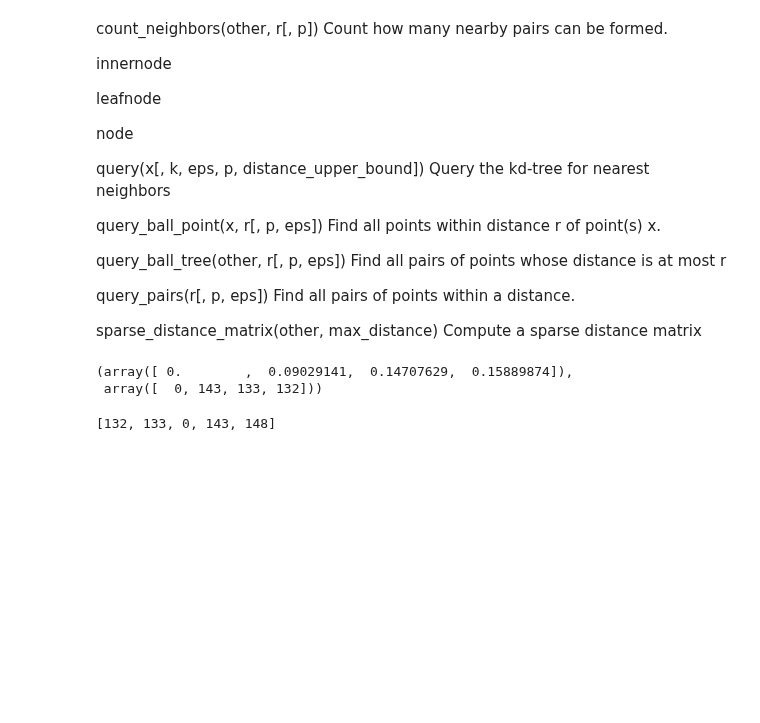
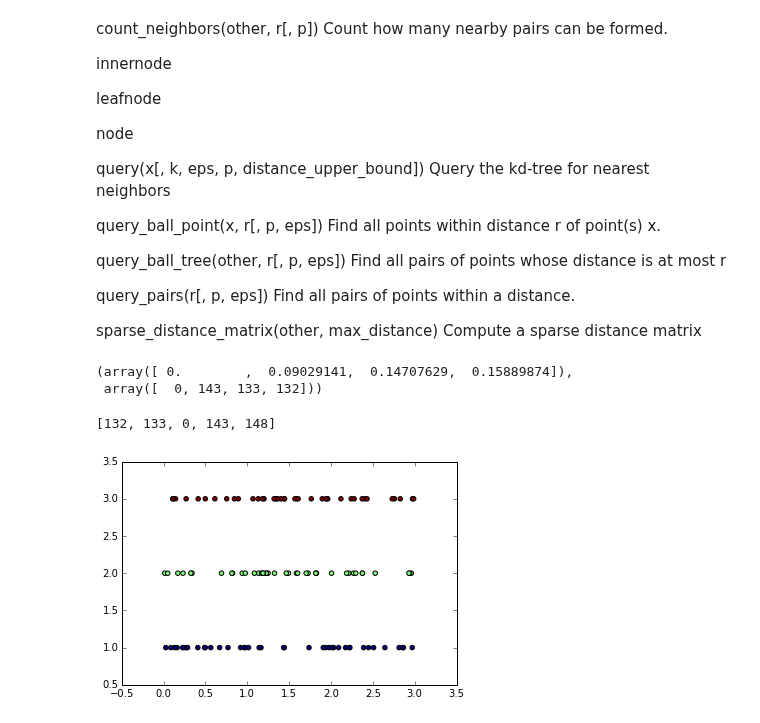
Before and after one commit to Chuphay/school, a Jupyter notebook: ML/Lin Alg.ipynb, the cells around one changed output. Drawn from its saved outputs; the diff is of its cells as text; code cells hidden in the pictures; blank space fills up the shorter version.

```diff
--- a/ML/Lin Alg.ipynb
+++ b/ML/Lin Alg.ipynb
@@ -255,3 +255,69 @@ kt.query(points[0],4)
 kt.query_ball_point(points[0],0.2)
 # %% [output]
 [132, 133, 0, 143, 148]
+# %%
+import heapq
+from functools import partial
+from numpy import *
+from scipy.linalg import *
+from scipy.cluster.vq import *
+import pylab
+
+def line_samples ():
+    vecs = random.rand (120, 2)
+    vecs [:,0] *= 3
+    vecs [0:40,1] = 1
+    vecs [40:80,1] = 2
+    vecs [80:120,1] = 3
+    return vecs
+
+def gaussian_simfunc (v1, v2, sigma=1):
+    tee = (-norm(v1-v2)**2)/(2*(sigma**2))
+    return exp (tee)
+
+def construct_W (vecs, simfunc=gaussian_simfunc):
+    n = len (vecs)
+    W = zeros ((n, n))
+    for i in range(n):
+        for j in range(i,n):
+            W[i,j] = W[j,i] = simfunc (vecs[i], vecs[j])
+    return W
+
+def knn (W, k, mutual=False):
+    n = W.shape[0]
+    assert (k>0 and k<(n-1))
+
+    for i in range(n):
+        thr = heapq.nlargest(k+1, W[i])[-1]
+        for j in range(n):
+            if W[i,j] < thr:
+                W[i,j] = -W[i,j]
+
+    for i in range(n):
+        for j in range(i, n):
+            if W[i,j] + W[j,i] < 0:
+                W[i,j] = W[j,i] = 0
+            elif W[i,j] + W[j,i] == 0:
+                W[i,j] = W[j,i] = 0 if mutual else abs(W[i,j])
+
+vecs = line_samples()
+W = construct_W (vecs, simfunc=partial(gaussian_simfunc, sigma=2))
+knn (W, 10)
+from functools import reduce
+D = diag([reduce(lambda x,y:x+y, Wi) for Wi in W])
+L = D - W
+
+evals, evcts = eig(L,D)
+vals = dict (zip(evals, evcts.transpose()))
+keys = vals.keys()
+keys = list(vals.keys())
+keys.sort()
+
+Y = array ([vals[k] for k in keys[:3]]).transpose()
+res,idx = kmeans2(Y, 3, minit='points')
+
+colors = [(1,2,3)[i] for i in idx]
+pylab.scatter(vecs[:,0],vecs[:,1],c=colors)
+pylab.show()
+# %% [output]
+[figure, added]
```
Also changed, not shown: parts of 1 cell of this notebook.
